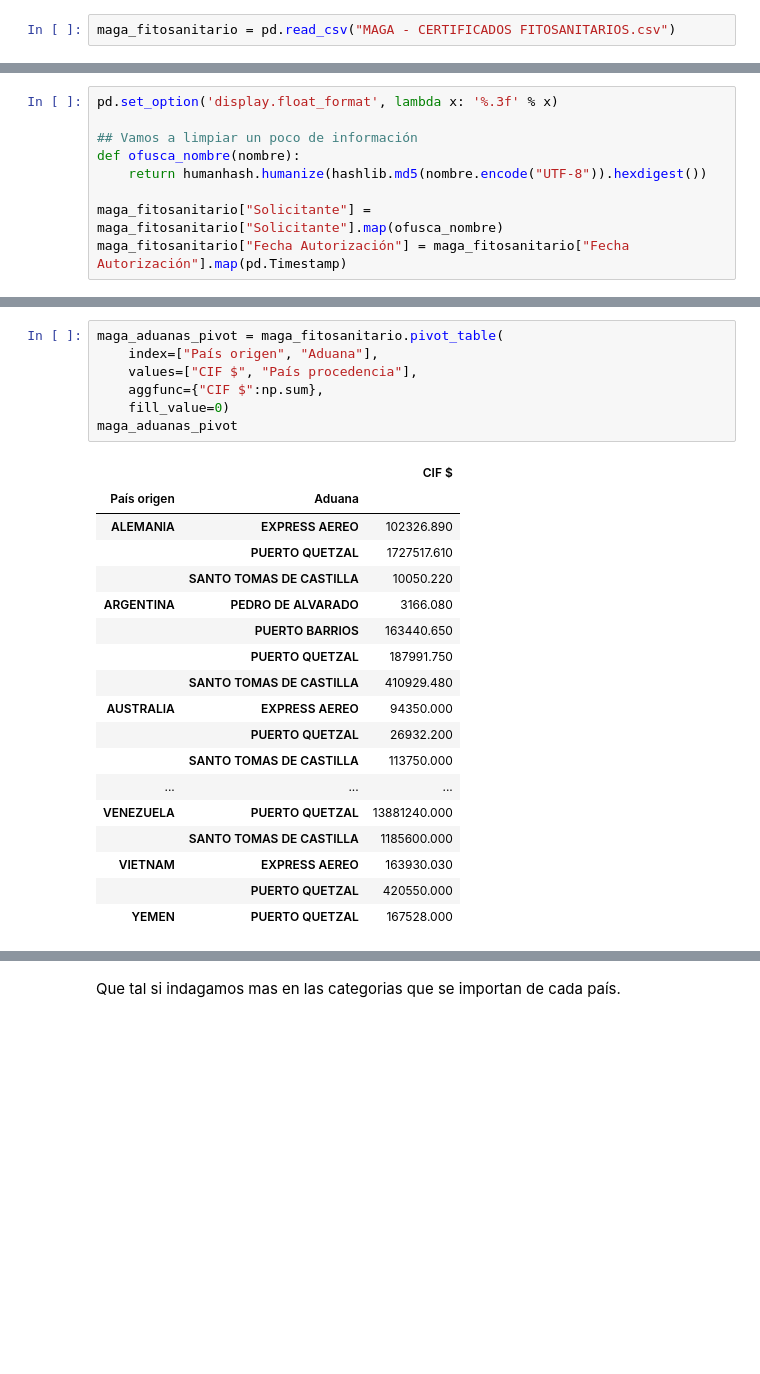
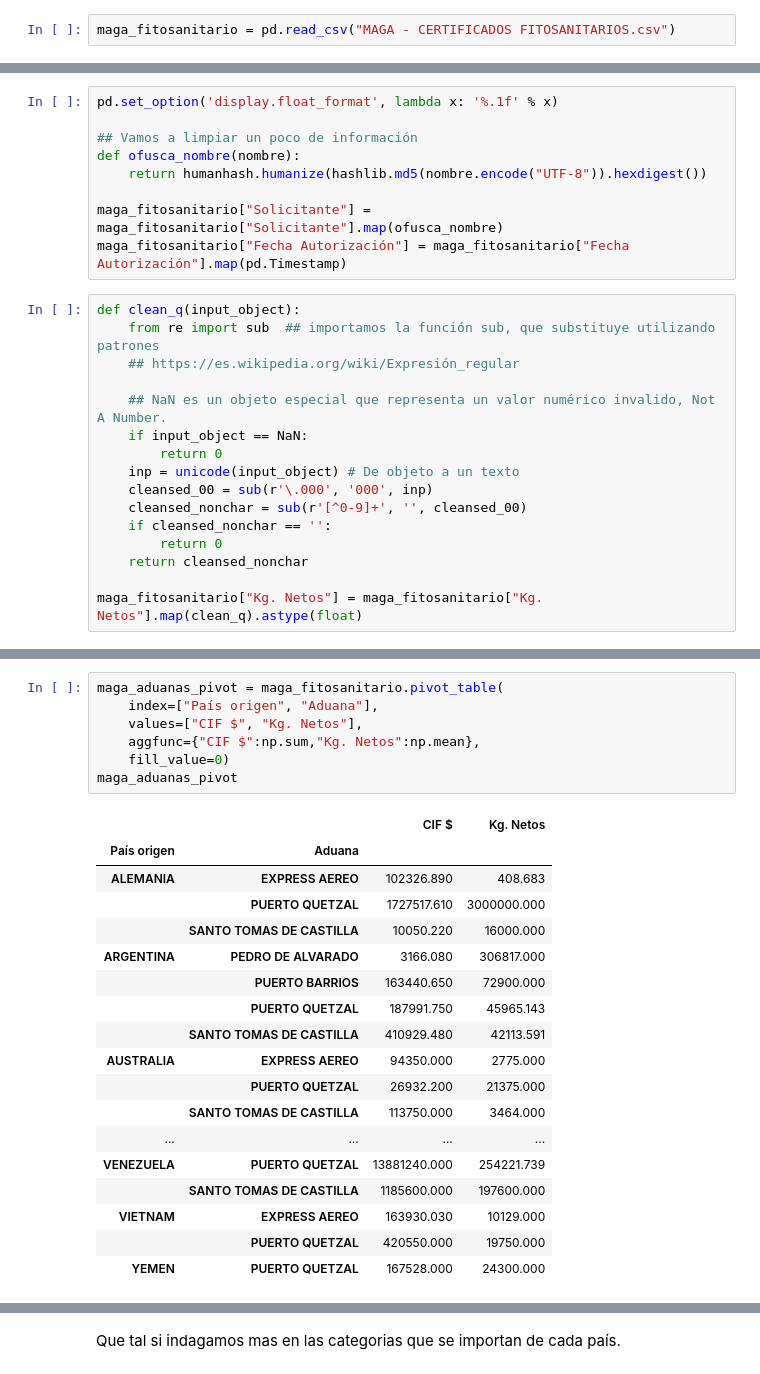
Before and after one commit to tian2992/notebooks_dateros, a Jupyter notebook: 02-Manipulacion-Agrupacion-Pivote/Manipulaciones-transformaciones.ipynb, the cells around one changed output, grey strips where cells are left out. Saved outputs shown, nothing was run; the diff lists cells and outputs as text; blank space fills up the shorter version.

```diff
--- a/02-Manipulacion-Agrupacion-Pivote/Manipulaciones-transformaciones.ipynb
+++ b/02-Manipulacion-Agrupacion-Pivote/Manipulaciones-transformaciones.ipynb
@@ -256,5 +260,5 @@ maga_fitosanitario = pd.read_csv("MAGA - CERTIFICADOS FITOSANITARIOS.csv")
 # %%
-pd.set_option('display.float_format', lambda x: '%.3f' % x)
+pd.set_option('display.float_format', lambda x: '%.1f' % x)
 
 ## Vamos a limpiar un poco de información
 def ofusca_nombre(nombre):
@@ -262,3 +266,19 @@ def ofusca_nombre(nombre):
 
 maga_fitosanitario["Solicitante"] = maga_fitosanitario["Solicitante"].map(ofusca_nombre)
 maga_fitosanitario["Fecha Autorización"] = maga_fitosanitario["Fecha Autorización"].map(pd.Timestamp)
+# %%
+def clean_q(input_object):
+    from re import sub  ## importamos la función sub, que substituye utilizando patrones
+    ## https://es.wikipedia.org/wiki/Expresión_regular
+
+    ## NaN es un objeto especial que representa un valor numérico invalido, Not A Number.
+    if input_object == NaN:
+        return 0
+    inp = unicode(input_object) # De objeto a un texto
+    cleansed_00 = sub(r'\.000', '000', inp)
+    cleansed_nonchar = sub(r'[^0-9]+', '', cleansed_00)
+    if cleansed_nonchar == '':
+        return 0
+    return cleansed_nonchar
+
+maga_fitosanitario["Kg. Netos"] = maga_fitosanitario["Kg. Netos"].map(clean_q).astype(float)
@@ -323,26 +363,26 @@ maga_productos_pivot
 # %%
 maga_aduanas_pivot = maga_fitosanitario.pivot_table(
     index=["País origen", "Aduana"],
-    values=["CIF $", "País procedencia"],
-    aggfunc={"CIF $":np.sum},
+    values=["CIF $", "Kg. Netos"],
+    aggfunc={"CIF $":np.sum,"Kg. Netos":np.mean},
     fill_value=0)
 maga_aduanas_pivot
 # %% [output]
-|  |  | CIF $ |
-| País origen | Aduana |  |
-| ALEMANIA | EXPRESS AEREO | 102326.890 |
-|  | PUERTO QUETZAL | 1727517.610 |
-|  | SANTO TOMAS DE CASTILLA | 10050.220 |
-| ARGENTINA | PEDRO DE ALVARADO | 3166.080 |
-|  | PUERTO BARRIOS | 163440.650 |
-|  | PUERTO QUETZAL | 187991.750 |
-|  | SANTO TOMAS DE CASTILLA | 410929.480 |
-| AUSTRALIA | EXPRESS AEREO | 94350.000 |
-|  | PUERTO QUETZAL | 26932.200 |
-|  | SANTO TOMAS DE CASTILLA | 113750.000 |
-| ... | ... | ... |
-| VENEZUELA | PUERTO QUETZAL | 13881240.000 |
-|  | SANTO TOMAS DE CASTILLA | 1185600.000 |
-| VIETNAM | EXPRESS AEREO | 163930.030 |
-|  | PUERTO QUETZAL | 420550.000 |
-| YEMEN | PUERTO QUETZAL | 167528.000 |
+|  |  | CIF $ | Kg. Netos |
+| País origen | Aduana |  |  |
+| ALEMANIA | EXPRESS AEREO | 102326.890 | 408.683 |
+|  | PUERTO QUETZAL | 1727517.610 | 3000000.000 |
+|  | SANTO TOMAS DE CASTILLA | 10050.220 | 16000.000 |
+| ARGENTINA | PEDRO DE ALVARADO | 3166.080 | 306817.000 |
+|  | PUERTO BARRIOS | 163440.650 | 72900.000 |
+|  | PUERTO QUETZAL | 187991.750 | 45965.143 |
+|  | SANTO TOMAS DE CASTILLA | 410929.480 | 42113.591 |
+| AUSTRALIA | EXPRESS AEREO | 94350.000 | 2775.000 |
+|  | PUERTO QUETZAL | 26932.200 | 21375.000 |
+|  | SANTO TOMAS DE CASTILLA | 113750.000 | 3464.000 |
+| ... | ... | ... | ... |
+| VENEZUELA | PUERTO QUETZAL | 13881240.000 | 254221.739 |
+|  | SANTO TOMAS DE CASTILLA | 1185600.000 | 197600.000 |
+| VIETNAM | EXPRESS AEREO | 163930.030 | 10129.000 |
+|  | PUERTO QUETZAL | 420550.000 | 19750.000 |
+| YEMEN | PUERTO QUETZAL | 167528.000 | 24300.000 |
```
Also changed, not shown: parts of 13 cells of this notebook, 1 other file.
